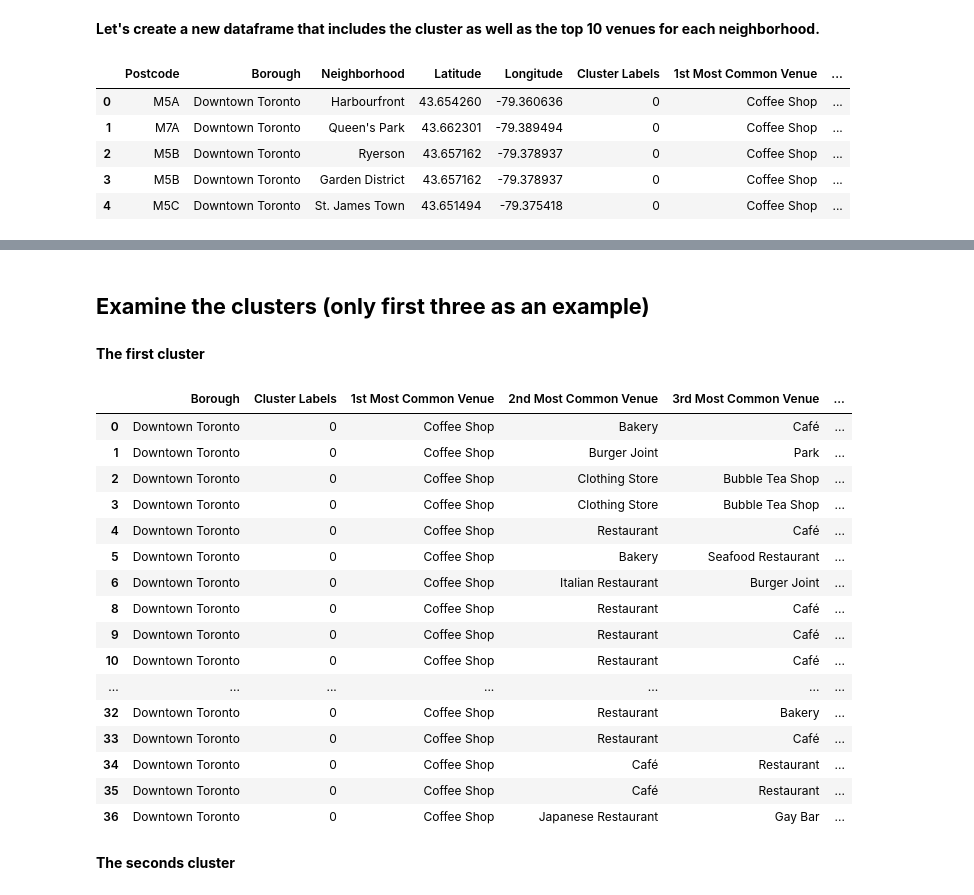
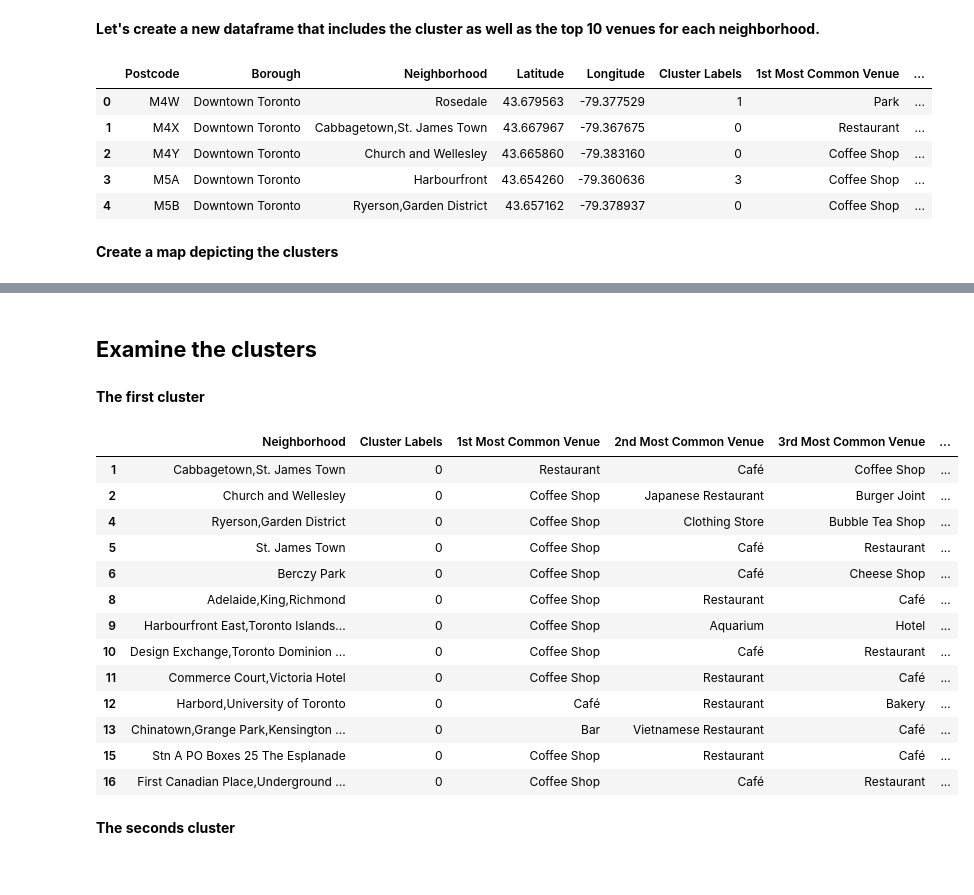
Before and after one commit to aparnarepo/Coursera_Capstone, a Jupyter notebook: torontopincodes.ipynb, the cells around one changed output, grey strips where cells are left out. Drawn from its saved outputs; the diff is of its cells as text; code cells hidden in the pictures.

```diff
--- a/torontopincodes.ipynb
+++ b/torontopincodes.ipynb
@@ -32,3 +52,14 @@ df.head()
 | 2 | M3A | North York | Parkwoods |
 | 3 | M4A | North York | Victoria Village |
 | 4 | M5A | Downtown Toronto | Harbourfront |
+# %%
+df = df.set_index("Borough")
+df = df.drop('Not assigned')
+df = df.reset_index()
+#df = df.set_index("Postcode")
+#df['Neighbourhood'] = df[df.Neighbourhood == 'Not asigned' , df['Borough'] ]
+df.loc[df['Neighbourhood'] == 'Not assigned', 'Neighbourhood'] = df['Borough']
+df = df.groupby(['Postcode',"Borough"])['Neighbourhood'].apply(lambda x: ','.join(x)).reset_index(name ='Neighbourhood')
+print(df.shape)
+df
+[df['Neighbourhood'] == 'Not assigned']
@@ -689,11 +742,13 @@ toronto_merged = toronto_merged.join(neighborhoods_venues_sorted.set_index('Neig
 toronto_merged.head() # check the last columns!
 # %% [output]
 |  | Postcode | Borough | Neighborhood | Latitude | Longitude | Cluster Labels | 1st Most Common Venue | ... |
-| 0 | M5A | Downtown Toronto | Harbourfront | 43.654260 | -79.360636 | 0 | Coffee Shop | ... |
-| 1 | M7A | Downtown Toronto | Queen's Park | 43.662301 | -79.389494 | 0 | Coffee Shop | ... |
-| 2 | M5B | Downtown Toronto | Ryerson | 43.657162 | -79.378937 | 0 | Coffee Shop | ... |
-| 3 | M5B | Downtown Toronto | Garden District | 43.657162 | -79.378937 | 0 | Coffee Shop | ... |
-| 4 | M5C | Downtown Toronto | St. James Town | 43.651494 | -79.375418 | 0 | Coffee Shop | ... |
+| 0 | M4W | Downtown Toronto | Rosedale | 43.679563 | -79.377529 | 1 | Park | ... |
+| 1 | M4X | Downtown Toronto | Cabbagetown,St. James Town | 43.667967 | -79.367675 | 0 | Restaurant | ... |
+| 2 | M4Y | Downtown Toronto | Church and Wellesley | 43.665860 | -79.383160 | 0 | Coffee Shop | ... |
+| 3 | M5A | Downtown Toronto | Harbourfront | 43.654260 | -79.360636 | 3 | Coffee Shop | ... |
+| 4 | M5B | Downtown Toronto | Ryerson,Garden District | 43.657162 | -79.378937 | 0 | Coffee Shop | ... |
+# %% [markdown]
+**Create a map depicting the clusters**
 # %%
 # create map
 map_clusters = folium.Map(location=[latitude, longitude], zoom_start=11)
@@ -721,29 +776,26 @@ map_clusters
 # %% [output]
 [interactive output not drawn]
 # %% [markdown]
-## **Examine the clusters (only first three as an example)**
+## **Examine the clusters**
 # %% [markdown]
 **The first cluster**
 # %%
-toronto_merged.loc[toronto_merged['Cluster Labels'] == 0, toronto_merged.columns[[1] + list(range(5, toronto_merged.shape[1]))]]
+toronto_merged.loc[toronto_merged['Cluster Labels'] == 0, toronto_merged.columns[[2] + list(range(5, toronto_merged.shape[1]))]]
 # %% [output]
-|  | Borough | Cluster Labels | 1st Most Common Venue | 2nd Most Common Venue | 3rd Most Common Venue | ... |
-| 0 | Downtown Toronto | 0 | Coffee Shop | Bakery | Café | ... |
-| 1 | Downtown Toronto | 0 | Coffee Shop | Burger Joint | Park | ... |
-| 2 | Downtown Toronto | 0 | Coffee Shop | Clothing Store | Bubble Tea Shop | ... |
-| 3 | Downtown Toronto | 0 | Coffee Shop | Clothing Store | Bubble Tea Shop | ... |
-| 4 | Downtown Toronto | 0 | Coffee Shop | Restaurant | Café | ... |
-| 5 | Downtown Toronto | 0 | Coffee Shop | Bakery | Seafood Restaurant | ... |
-| 6 | Downtown Toronto | 0 | Coffee Shop | Italian Restaurant | Burger Joint | ... |
-| 8 | Downtown Toronto | 0 | Coffee Shop | Restaurant | Café | ... |
-| 9 | Downtown Toronto | 0 | Coffee Shop | Restaurant | Café | ... |
-| 10 | Downtown Toronto | 0 | Coffee Shop | Restaurant | Café | ... |
-| ... | ... | ... | ... | ... | ... | ... |
-| 32 | Downtown Toronto | 0 | Coffee Shop | Restaurant | Bakery | ... |
-| 33 | Downtown Toronto | 0 | Coffee Shop | Restaurant | Café | ... |
-| 34 | Downtown Toronto | 0 | Coffee Shop | Café | Restaurant | ... |
-| 35 | Downtown Toronto | 0 | Coffee Shop | Café | Restaurant | ... |
-| 36 | Downtown Toronto | 0 | Coffee Shop | Japanese Restaurant | Gay Bar | ... |
+|  | Neighborhood | Cluster Labels | 1st Most Common Venue | 2nd Most Common Venue | 3rd Most Common Venue | ... |
+| 1 | Cabbagetown,St. James Town | 0 | Restaurant | Café | Coffee Shop | ... |
+| 2 | Church and Wellesley | 0 | Coffee Shop | Japanese Restaurant | Burger Joint | ... |
+| 4 | Ryerson,Garden District | 0 | Coffee Shop | Clothing Store | Bubble Tea Shop | ... |
+| 5 | St. James Town | 0 | Coffee Shop | Café | Restaurant | ... |
+| 6 | Berczy Park | 0 | Coffee Shop | Café | Cheese Shop | ... |
+| 8 | Adelaide,King,Richmond | 0 | Coffee Shop | Restaurant | Café | ... |
+| 9 | Harbourfront East,Toronto Islands... | 0 | Coffee Shop | Aquarium | Hotel | ... |
+| 10 | Design Exchange,Toronto Dominion ... | 0 | Coffee Shop | Café | Restaurant | ... |
+| 11 | Commerce Court,Victoria Hotel | 0 | Coffee Shop | Restaurant | Café | ... |
+| 12 | Harbord,University of Toronto | 0 | Café | Restaurant | Bakery | ... |
+| 13 | Chinatown,Grange Park,Kensington ... | 0 | Bar | Vietnamese Restaurant | Café | ... |
+| 15 | Stn A PO Boxes 25 The Esplanade | 0 | Coffee Shop | Restaurant | Café | ... |
+| 16 | First Canadian Place,Underground ... | 0 | Coffee Shop | Café | Restaurant | ... |
 # %% [markdown]
 **The seconds cluster**
 # %%
```
Also changed, not shown: parts of 60 cells of this notebook.
